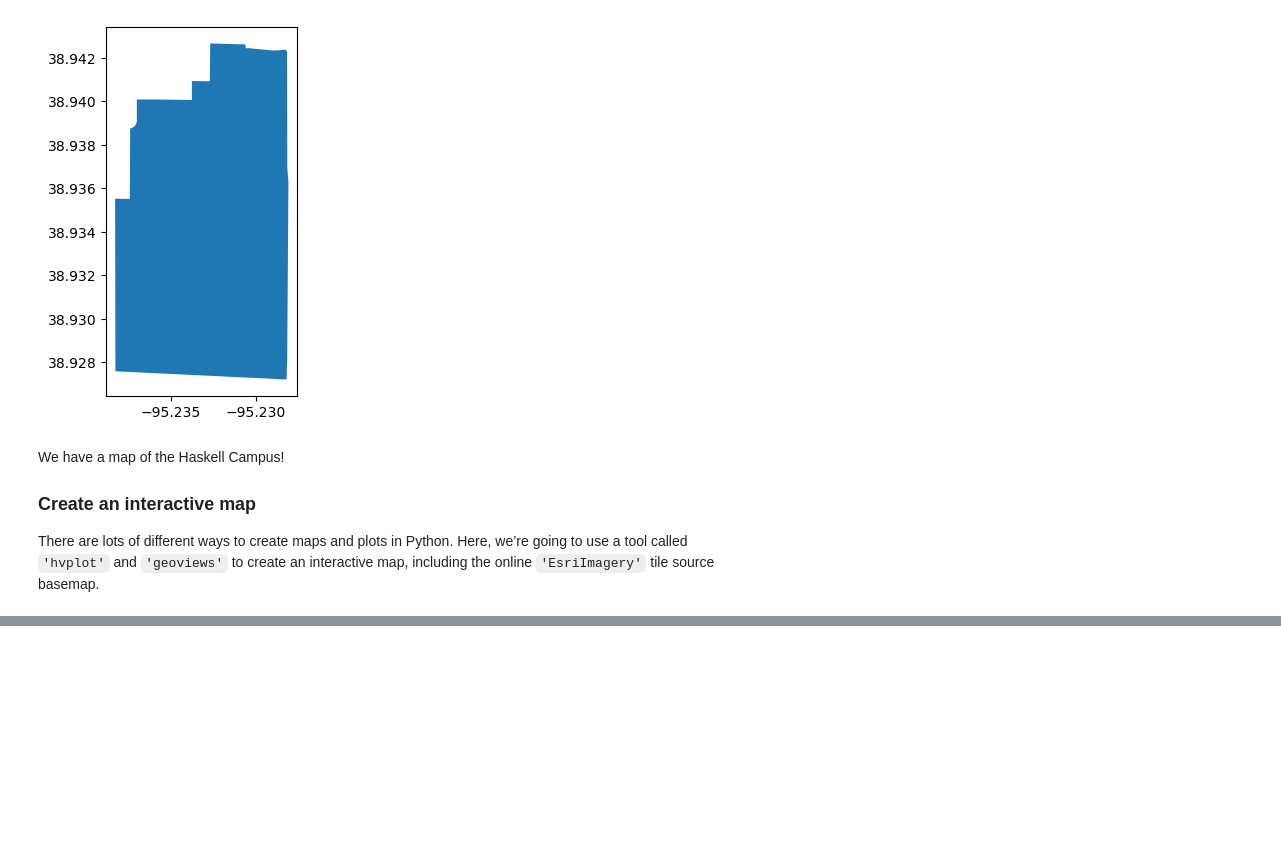
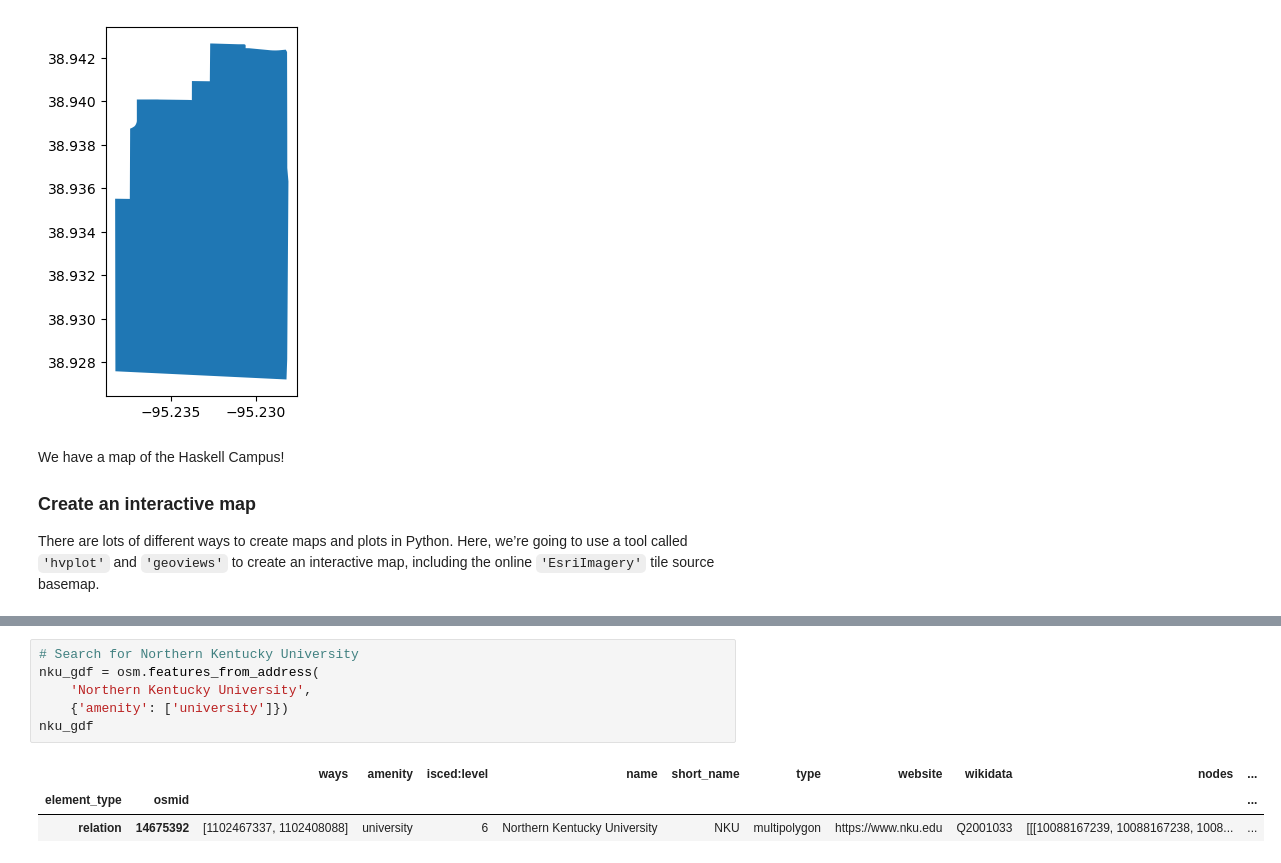
Before and after one commit to madhuravkulkarni/FirstMapTemplate, a Jupyter notebook: first-map.ipynb, the cells around one changed output, grey strips where cells are left out. Drawn from its saved outputs; the diff is of its cells as text; blank space fills up the shorter version.

```diff
--- a/first-map.ipynb
+++ b/first-map.ipynb
@@ -95,3 +99,13 @@ This will raise in a future version.
   warnings.warn(msg, FutureWarning)
 WARNING:bokeh.core.validation.check:W-1005 (FIXED_SIZING_MODE): 'fixed' sizing mode requires width and height to be set: figure(id='p1043', ...)
 [interactive output not drawn]
+# %%
+# Search for Northern Kentucky University
+nku_gdf = osm.features_from_address(
+    'Northern Kentucky University',
+    {'amenity': ['university']})
+nku_gdf
+# %% [output]
+|  |  | ways | amenity | isced:level | name | short_name | type | website | wikidata | nodes | ... |
+| element_type | osmid |  |  |  |  |  |  |  |  |  | ... |
+| relation | 14675392 | [1102467337, 1102408088] | university | 6 | Northern Kentucky University | NKU | multipolygon | https://www.nku.edu | Q2001033 | [[[10088167239, 10088167238, 1008... | ... |
```
Also changed, not shown: parts of 4 cells of this notebook, 4 other files.
